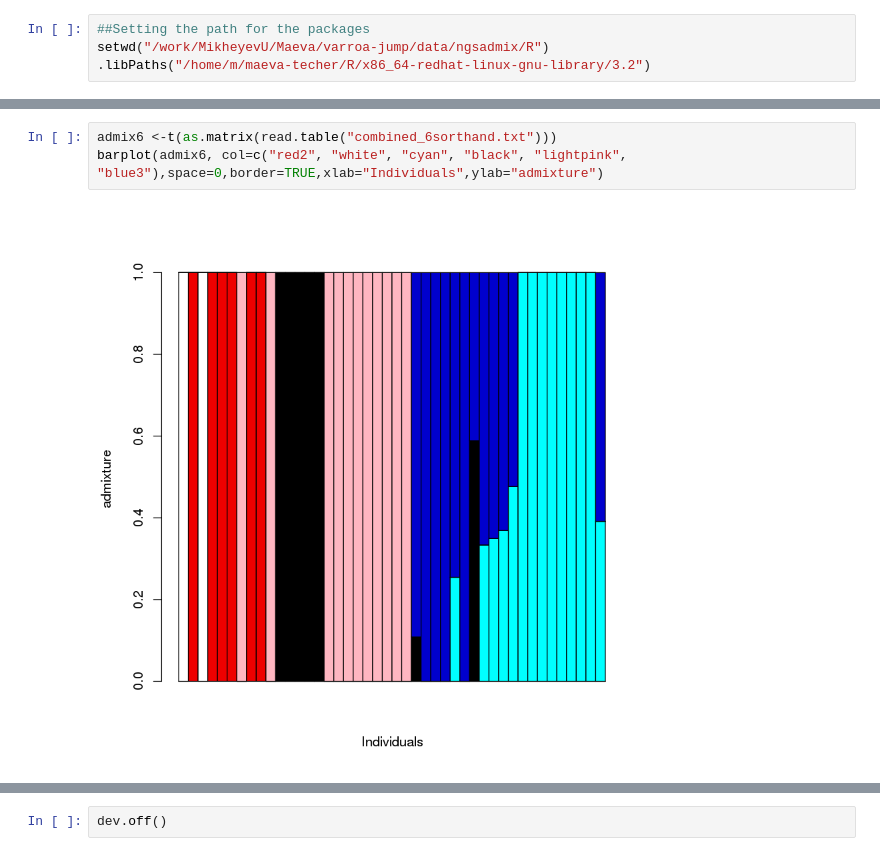
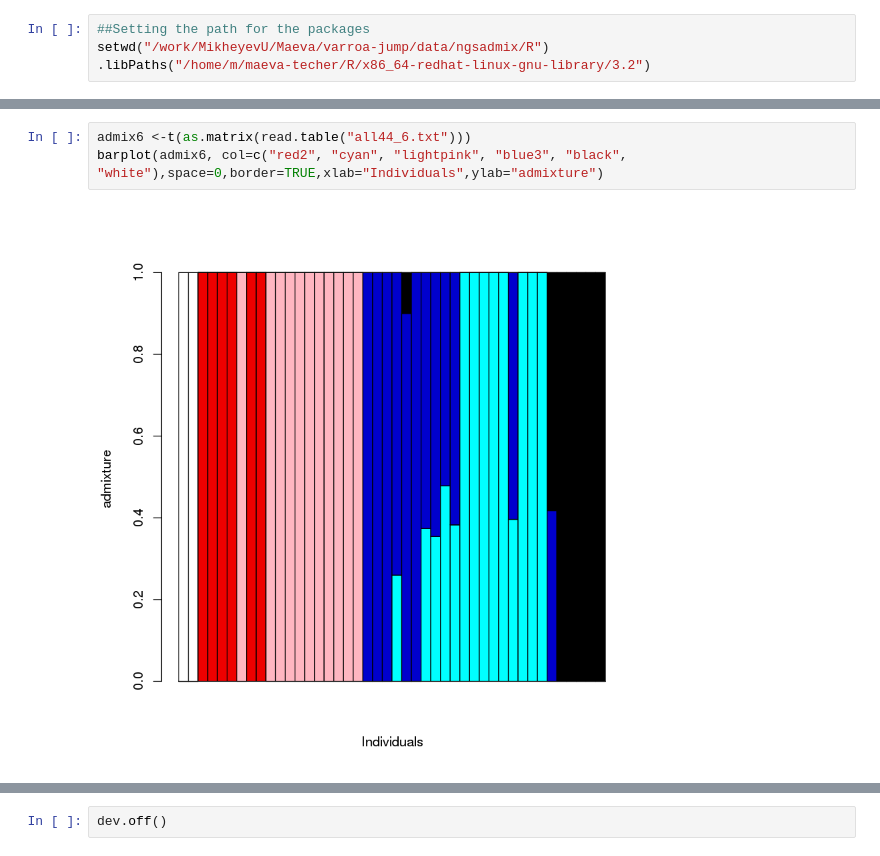
Before and after one commit to MaevaTecher/varroa-host-jump, a Jupyter notebook: notebooks/ngsadmix-combined.ipynb, the cells around one changed output, grey strips where cells are left out. Drawn from its saved outputs; the diff is of its cells as text.

```diff
--- a/notebooks/ngsadmix-combined.ipynb
+++ b/notebooks/ngsadmix-combined.ipynb
@@ -30,6 +30,6 @@ barplot(admix5, col=c("red2", "cyan", "black", "blue3", "lightpink"),space=0,bor
 # %%
-admix6 <-t(as.matrix(read.table("combined_6sorthand.txt")))
-barplot(admix6, col=c("red2", "white", "cyan", "black", "lightpink", "blue3"),space=0,border=TRUE,xlab="Individuals",ylab="admixture")
+admix6 <-t(as.matrix(read.table("all44_6.txt")))
+barplot(admix6, col=c("red2", "cyan", "lightpink", "blue3", "black", "white"),space=0,border=TRUE,xlab="Individuals",ylab="admixture")
 # %% [output]
-[figure, old version]
+[figure, new version]
 # %%
```
Also changed, not shown: parts of 7 cells of this notebook, 2 other files.
